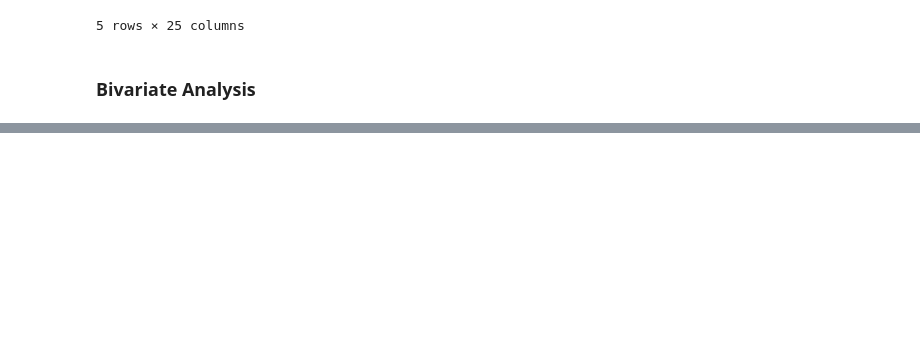
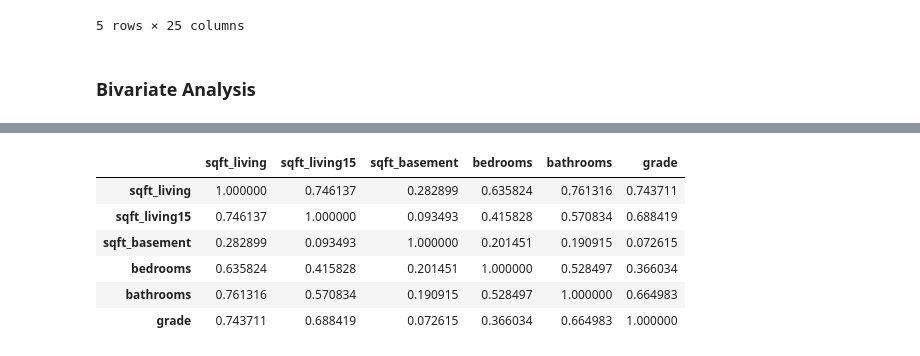
Before and after one commit to Omar-Seif/House-Sales-in-King-County-USA, a Jupyter notebook: Notebook.ipynb, the cells around one changed output, grey strips where cells are left out. Saved outputs shown, nothing was run; the diff lists cells and outputs as text; code cells hidden in the pictures; blank space fills up the shorter version.

```diff
--- a/Notebook.ipynb
+++ b/Notebook.ipynb
@@ -740,0 +752,11 @@ plt.show()
+# %%
+multicollinearity = df[['sqft_living','sqft_living15','sqft_basement','bedrooms','bathrooms','grade']]
+multicollinearity.corr()
+# %% [output]
+|  | sqft_living | sqft_living15 | sqft_basement | bedrooms | bathrooms | grade |
+| sqft_living | 1.000000 | 0.746137 | 0.282899 | 0.635824 | 0.761316 | 0.743711 |
+| sqft_living15 | 0.746137 | 1.000000 | 0.093493 | 0.415828 | 0.570834 | 0.688419 |
+| sqft_basement | 0.282899 | 0.093493 | 1.000000 | 0.201451 | 0.190915 | 0.072615 |
+| bedrooms | 0.635824 | 0.415828 | 0.201451 | 1.000000 | 0.528497 | 0.366034 |
+| bathrooms | 0.761316 | 0.570834 | 0.190915 | 0.528497 | 1.000000 | 0.664983 |
+| grade | 0.743711 | 0.688419 | 0.072615 | 0.366034 | 0.664983 | 1.000000 |
```
Also changed, not shown: parts of 26 cells of this notebook.
